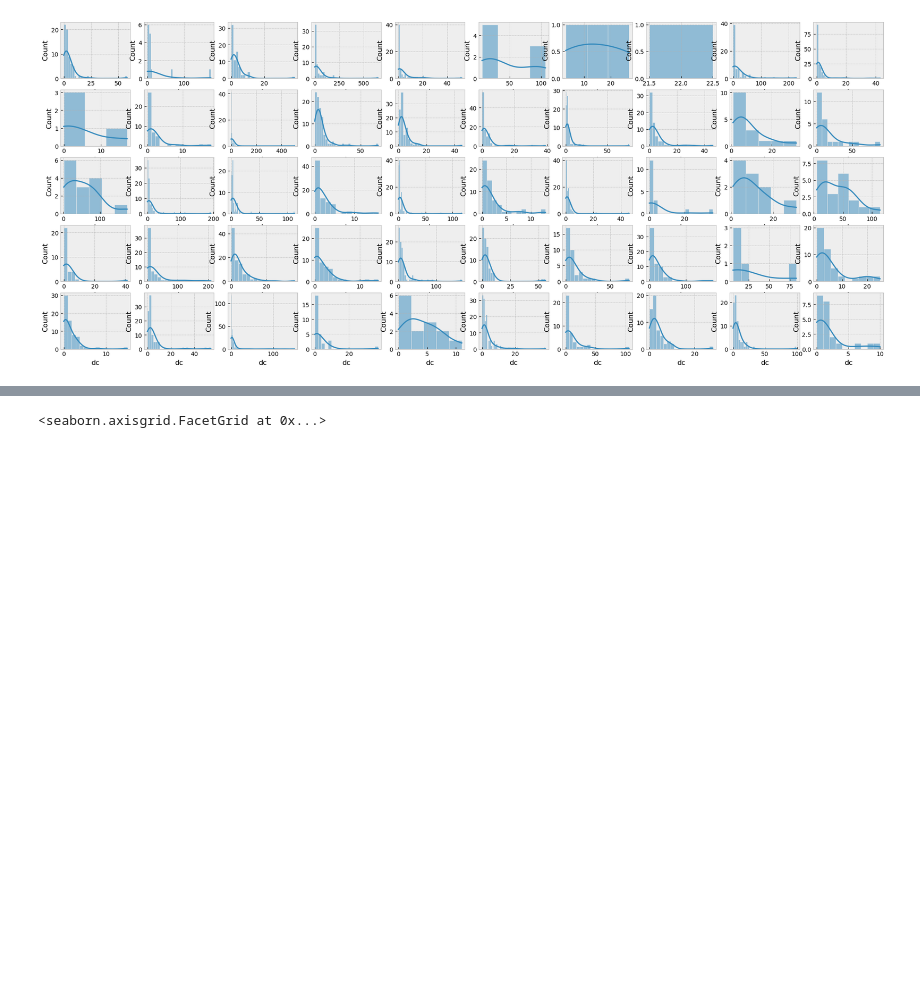
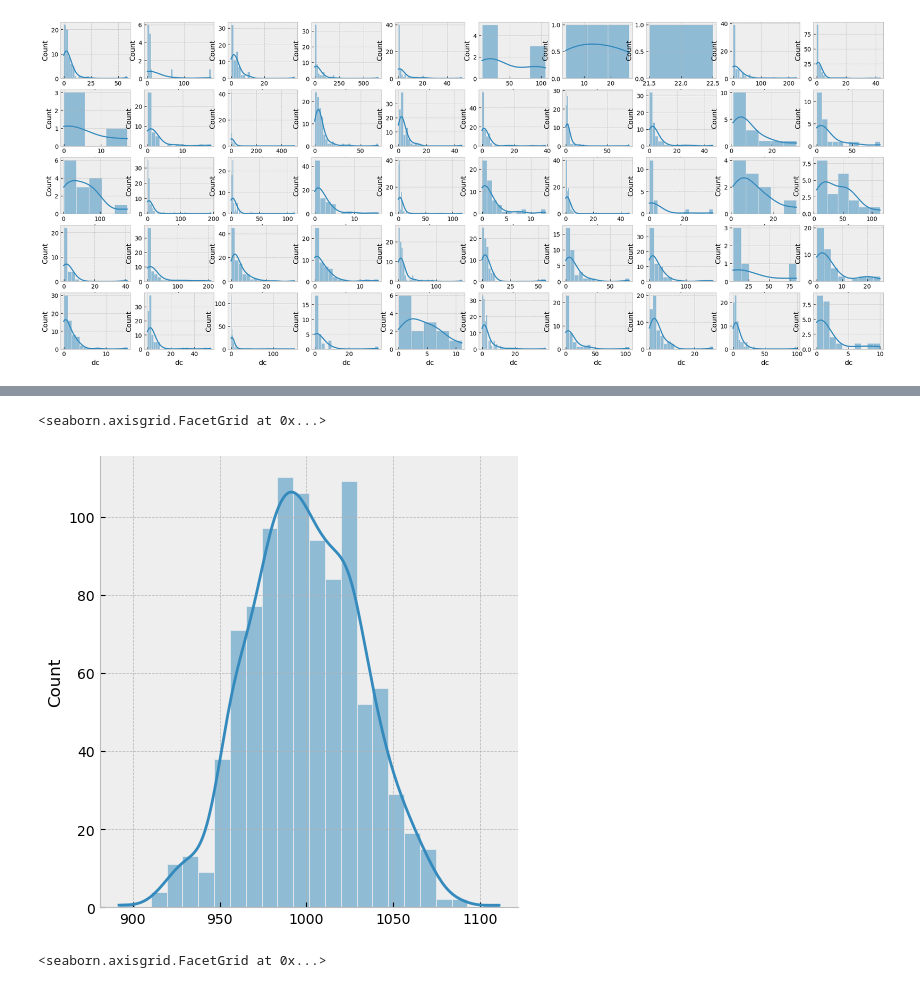
Before and after one commit to Alexchen666/Kidney-Cancer, a Jupyter notebook: Kidney Cancer BDA.ipynb, the cells around one changed output, grey strips where cells are left out. Saved outputs shown, nothing was run; the diff lists cells and outputs as text; code cells hidden in the pictures; blank space fills up the shorter version.

```diff
--- a/Kidney Cancer BDA.ipynb
+++ b/Kidney Cancer BDA.ipynb
@@ -119,3 +181,11 @@ for i in range(len(df)):
+# %%
+# the poisson distribution becomes normal when the mean is large
+
+rng = np.random.default_rng(seed_split)
+sns.displot(rng.poisson(1000, size=1000), kde=True)
+# %% [output]
+<seaborn.axisgrid.FacetGrid at 0x...>
+[figure, added]
 # %%
 rng = np.random.default_rng(seed_split)
 sns.displot(rng.negative_binomial(1, 0.01, size = 1000), kde=True)
```
Also changed, not shown: parts of 12 cells of this notebook.
